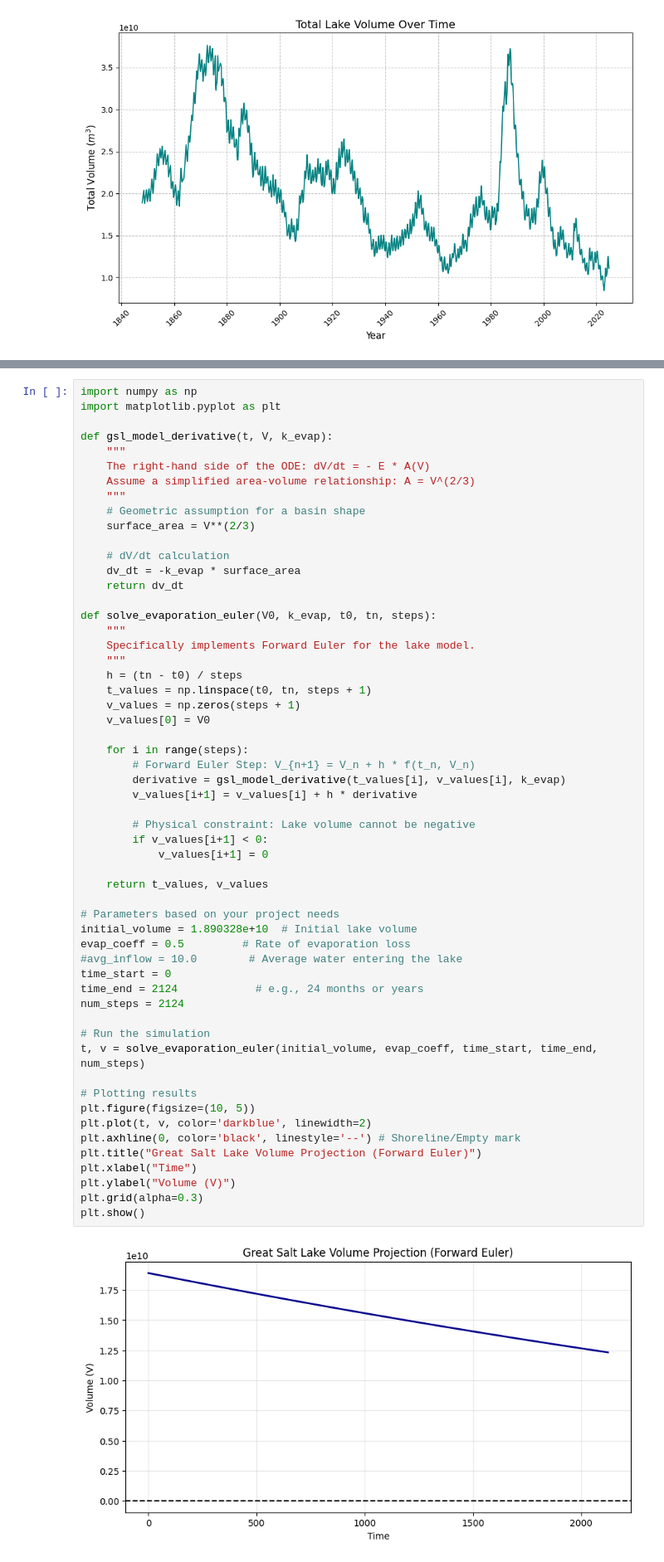
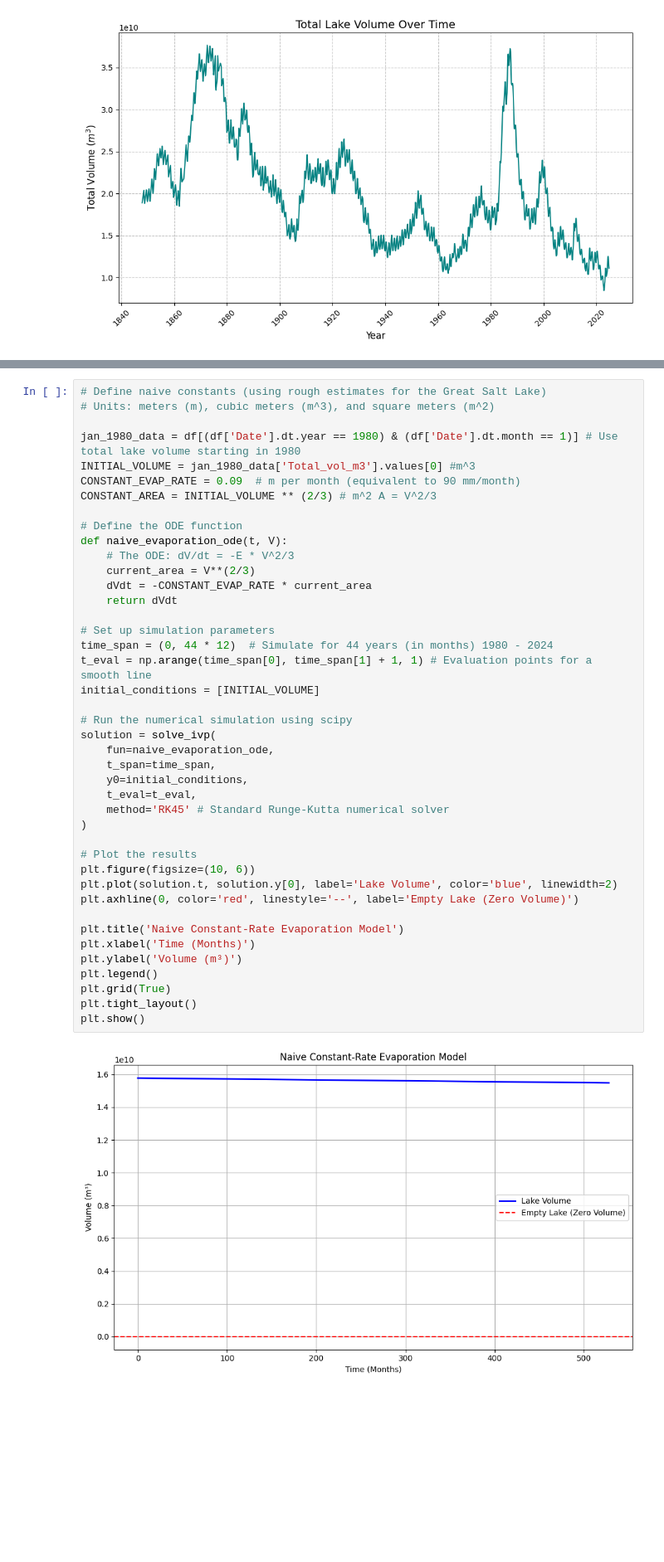
Before and after one commit to danilomcmaster/GSLModel, a Jupyter notebook: evap.ipynb, the cells around one changed output, grey strips where cells are left out. Shown at 83% size. Saved outputs shown, nothing was run; the diff lists cells and outputs as text; blank space fills up the shorter version.

Commit message:
Added intital model

```diff
--- a/evap.ipynb
+++ b/evap.ipynb
@@ -42,58 +66,44 @@ df.shape
 # %%
-import numpy as np
-import matplotlib.pyplot as plt
+# Define naive constants (using rough estimates for the Great Salt Lake)
+# Units: meters (m), cubic meters (m^3), and square meters (m^2)
 
-def gsl_model_derivative(t, V, k_evap):
-    """
-    The right-hand side of the ODE: dV/dt = - E * A(V)
-    Assume a simplified area-volume relationship: A = V^(2/3)
-    """
-    # Geometric assumption for a basin shape
-    surface_area = V**(2/3)
+jan_1980_data = df[(df['Date'].dt.year == 1980) & (df['Date'].dt.month == 1)] # Use total lake volume starting in 1980
+INITIAL_VOLUME = jan_1980_data['Total_vol_m3'].values[0] #m^3
+CONSTANT_EVAP_RATE = 0.09  # m per month (equivalent to 90 mm/month)
+CONSTANT_AREA = INITIAL_VOLUME ** (2/3) # m^2 A = V^2/3
 
-    # dV/dt calculation
-    dv_dt = -k_evap * surface_area
-    return dv_dt
+# Define the ODE function
+def naive_evaporation_ode(t, V):
+    # The ODE: dV/dt = -E * V^2/3
+    current_area = V**(2/3)
+    dVdt = -CONSTANT_EVAP_RATE * current_area
+    return dVdt
 
-def solve_evaporation_euler(V0, k_evap, t0, tn, steps):
-    """
-    Specifically implements Forward Euler for the lake model.
-    """
-    h = (tn - t0) / steps
-    t_values = np.linspace(t0, tn, steps + 1)
-    v_values = np.zeros(steps + 1)
-    v_values[0] = V0
+# Set up simulation parameters
+time_span = (0, 44 * 12)  # Simulate for 44 years (in months) 1980 - 2024
+t_eval = np.arange(time_span[0], time_span[1] + 1, 1) # Evaluation points for a smooth line
+initial_conditions = [INITIAL_VOLUME]
 
-    for i in range(steps):
-        # Forward Euler Step: V_{n+1} = V_n + h * f(t_n, V_n)
-        derivative = gsl_model_derivative(t_values[i], v_values[i], k_evap)
-        v_values[i+1] = v_values[i] + h * derivative
+# Run the numerical simulation using scipy
+solution = solve_ivp(
+    fun=naive_evaporation_ode,
+    t_span=time_span,
+    y0=initial_conditions,
+    t_eval=t_eval,
+    method='RK45' # Standard Runge-Kutta numerical solver
+)
 
-        # Physical constraint: Lake volume cannot be negative
-        if v_values[i+1] < 0:
-            v_values[i+1] = 0
+# Plot the results
+plt.figure(figsize=(10, 6))
+plt.plot(solution.t, solution.y[0], label='Lake Volume', color='blue', linewidth=2)
+plt.axhline(0, color='red', linestyle='--', label='Empty Lake (Zero Volume)')
 
-    return t_values, v_values
-
-# Parameters based on your project needs
-initial_volume = 1.890328e+10  # Initial lake volume
-evap_coeff = 0.5         # Rate of evaporation loss
-#avg_inflow = 10.0        # Average water entering the lake
-time_start = 0
-time_end = 2124            # e.g., 24 months or years
-num_steps = 2124
-
-# Run the simulation
-t, v = solve_evaporation_euler(initial_volume, evap_coeff, time_start, time_end, num_steps)
-
-# Plotting results
-plt.figure(figsize=(10, 5))
-plt.plot(t, v, color='darkblue', linewidth=2)
-plt.axhline(0, color='black', linestyle='--') # Shoreline/Empty mark
-plt.title("Great Salt Lake Volume Projection (Forward Euler)")
-plt.xlabel("Time")
-plt.ylabel("Volume (V)")
-plt.grid(alpha=0.3)
+plt.title('Naive Constant-Rate Evaporation Model')
+plt.xlabel('Time (Months)')
+plt.ylabel('Volume (m³)')
+plt.legend()
+plt.grid(True)
+plt.tight_layout()
 plt.show()
 # %% [output]
-[figure, old version]
+[figure, new version]
```
Also changed, not shown: parts of 6 cells of this notebook.
